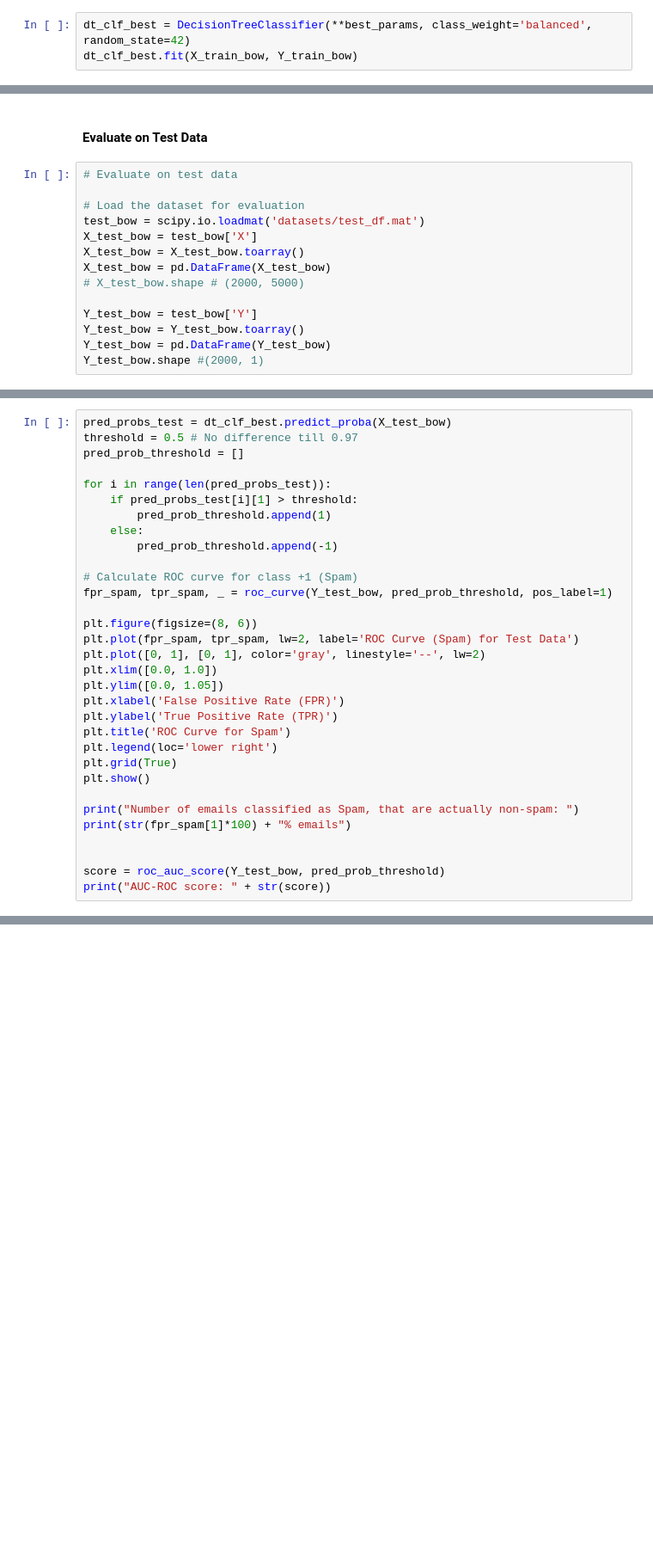
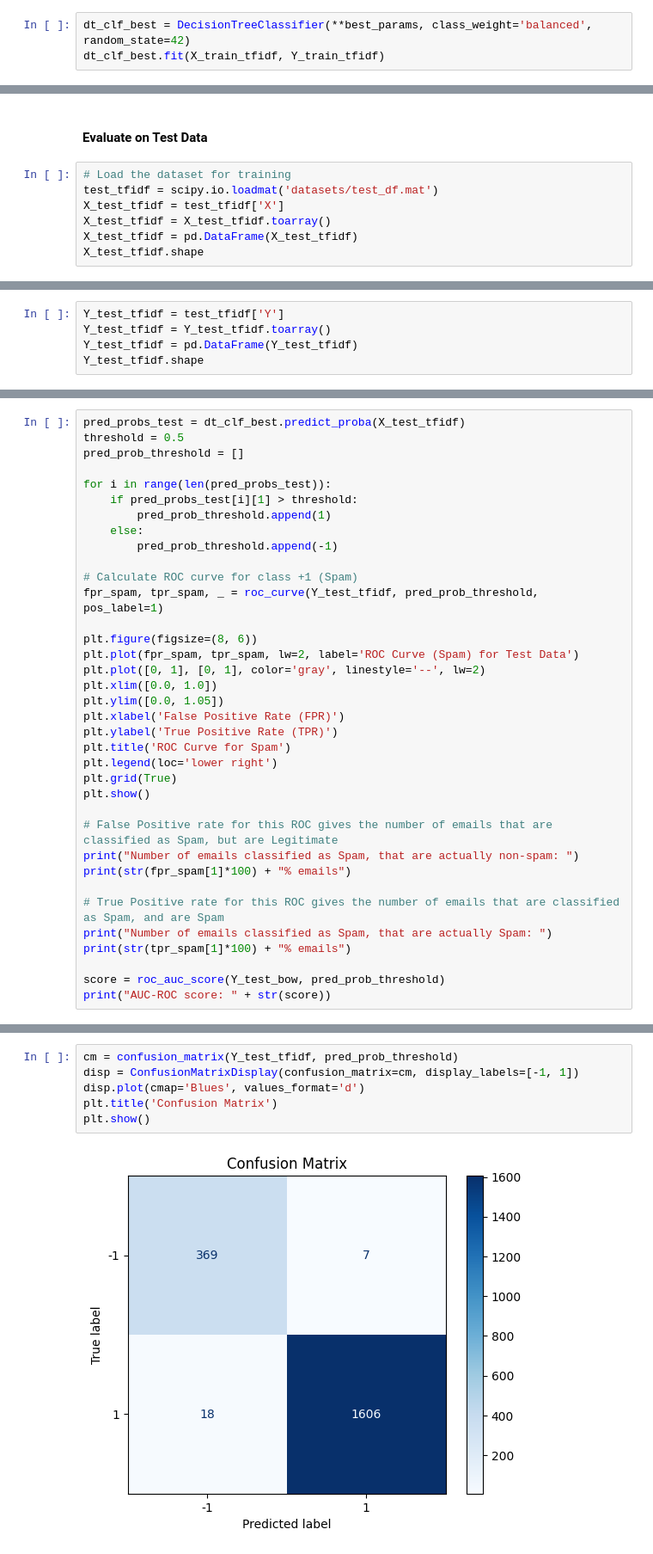
Before and after one commit to kushal-10/fantastic-eureka, a Jupyter notebook: decision_trees.ipynb, the cells around one changed output, grey strips where cells are left out. Shown at 86% size. Saved outputs shown, nothing was run; the diff lists cells and outputs as text; blank space fills up the shorter version.

```diff
--- a/decision_trees.ipynb
+++ b/decision_trees.ipynb
@@ -215,6 +243,6 @@ best_params
 # %%
 dt_clf_best = DecisionTreeClassifier(**best_params, class_weight='balanced', random_state=42)
-dt_clf_best.fit(X_train_bow, Y_train_bow)
+dt_clf_best.fit(X_train_tfidf, Y_train_tfidf)
 # %% [output]
 DecisionTreeClassifier(class_weight='balanced', criterion='entropy',
                        max_depth=10, min_samples_leaf=4, random_state=42)
@@ -259,17 +293,10 @@ Number of emails classified as Spam, that are actually non-spam:
 # %% [markdown]
 #### Evaluate on Test Data
 # %%
-# Evaluate on test data
-
-# Load the dataset for evaluation
-test_bow = scipy.io.loadmat('datasets/test_df.mat')
-X_test_bow = test_bow['X']
-X_test_bow = X_test_bow.toarray()
-X_test_bow = pd.DataFrame(X_test_bow)
-# X_test_bow.shape # (2000, 5000)
-
-Y_test_bow = test_bow['Y']
-Y_test_bow = Y_test_bow.toarray()
-Y_test_bow = pd.DataFrame(Y_test_bow)
-Y_test_bow.shape #(2000, 1)
+# Load the dataset for training
+test_tfidf = scipy.io.loadmat('datasets/test_df.mat')
+X_test_tfidf = test_tfidf['X']
+X_test_tfidf = X_test_tfidf.toarray()
+X_test_tfidf = pd.DataFrame(X_test_tfidf)
+X_test_tfidf.shape
 # %% [output]
@@ -276,0 +304,5 @@ Y_test_bow.shape #(2000, 1)
+# %%
+Y_test_tfidf = test_tfidf['Y']
+Y_test_tfidf = Y_test_tfidf.toarray()
+Y_test_tfidf = pd.DataFrame(Y_test_tfidf)
+Y_test_tfidf.shape
@@ -277,6 +311,6 @@ Y_test_bow.shape #(2000, 1)
 # %%
-pred_probs_test = dt_clf_best.predict_proba(X_test_bow)
-threshold = 0.5 # No difference till 0.97
+pred_probs_test = dt_clf_best.predict_proba(X_test_tfidf)
+threshold = 0.5
 pred_prob_threshold = []
 
 for i in range(len(pred_probs_test)):
@@ -286,7 +320,7 @@ for i in range(len(pred_probs_test)):
         pred_prob_threshold.append(-1)
 
 # Calculate ROC curve for class +1 (Spam)
-fpr_spam, tpr_spam, _ = roc_curve(Y_test_bow, pred_prob_threshold, pos_label=1)
+fpr_spam, tpr_spam, _ = roc_curve(Y_test_tfidf, pred_prob_threshold, pos_label=1)
 
 plt.figure(figsize=(8, 6))
 plt.plot(fpr_spam, tpr_spam, lw=2, label='ROC Curve (Spam) for Test Data')
@@ -300,9 +334,13 @@ plt.legend(loc='lower right')
 plt.grid(True)
 plt.show()
 
+# False Positive rate for this ROC gives the number of emails that are classified as Spam, but are Legitimate
 print("Number of emails classified as Spam, that are actually non-spam: ")
 print(str(fpr_spam[1]*100) + "% emails")
 
+# True Positive rate for this ROC gives the number of emails that are classified as Spam, and are Spam
+print("Number of emails classified as Spam, that are actually Spam: ")
+print(str(tpr_spam[1]*100) + "% emails")
 
 score = roc_auc_score(Y_test_bow, pred_prob_threshold)
 print("AUC-ROC score: " + str(score))
@@ -313 +353,9 @@ Number of emails classified as Spam, that are actually non-spam:
 AUC-ROC score: 0.9851496174405199
+# %%
+cm = confusion_matrix(Y_test_tfidf, pred_prob_threshold)
+disp = ConfusionMatrixDisplay(confusion_matrix=cm, display_labels=[-1, 1])
+disp.plot(cmap='Blues', values_format='d')
+plt.title('Confusion Matrix')
+plt.show()
+# %% [output]
+[figure, added]
```
Also changed, not shown: parts of 18 cells of this notebook, 3 other files.
